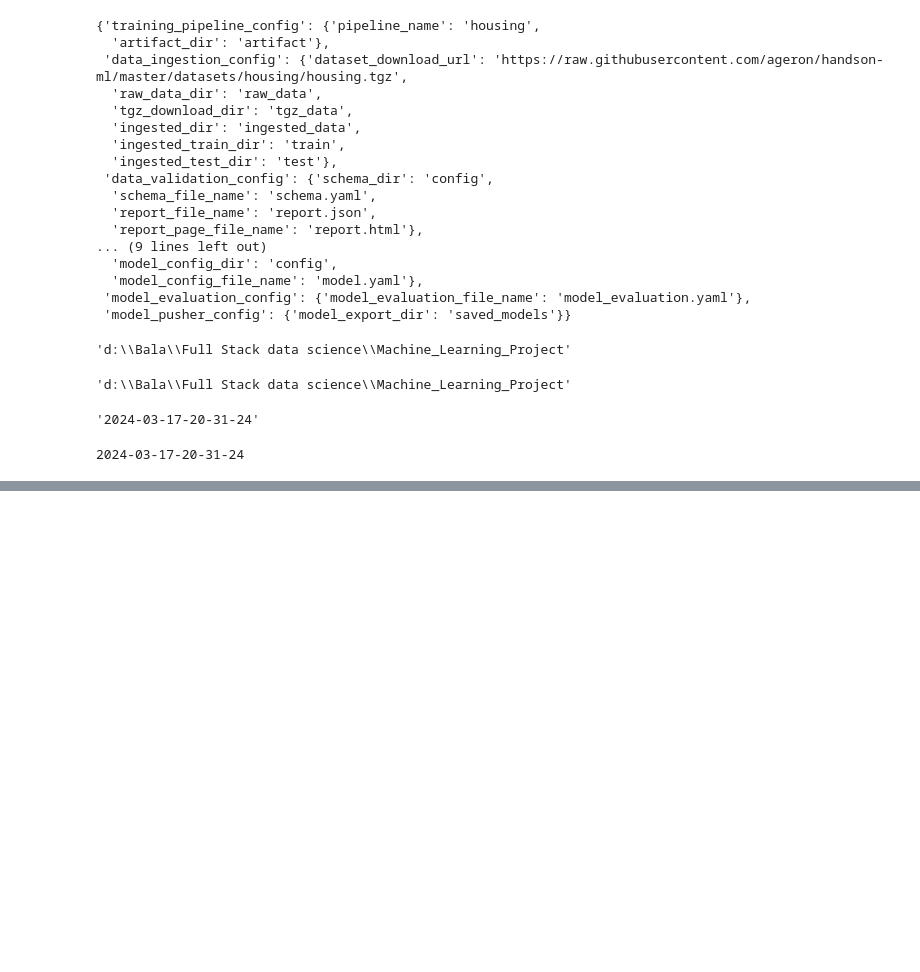
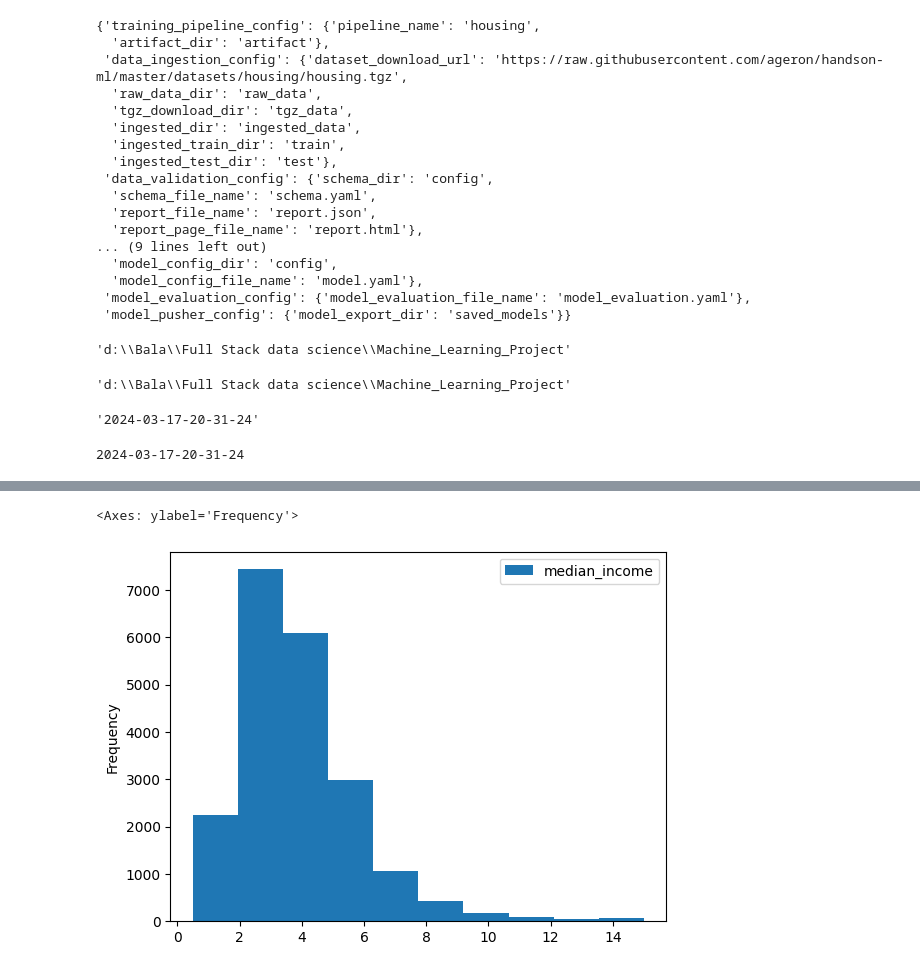
Before and after one commit to BalaM14/Housing_Price_Prediction, a Jupyter notebook: notebook/example.ipynb, the cells around one changed output, grey strips where cells are left out. Saved outputs shown, nothing was run; the diff lists cells and outputs as text; code cells hidden in the pictures; blank space fills up the shorter version.

```diff
--- a/notebook/example.ipynb
+++ b/notebook/example.ipynb
@@ -177,0 +182,3 @@ obj().print1()
+# %%
+csv_file_path=r"D:\Bala\Full Stack data science\Machine_Learning_Project\housing\artifact\data_ingestion\2024-03-17-23-43-03\raw_data\housing.csv"
+housing_data_frame=pd.read_csv(csv_file_path)
@@ -177,0 +201,5 @@ obj().print1()
+# %%
+housing_data_frame[["median_income"]].plot(kind="hist")
+# %% [output]
+<Axes: ylabel='Frequency'>
+[figure, added]
```
Also changed, not shown: parts of 21 cells of this notebook, 3 other files.
